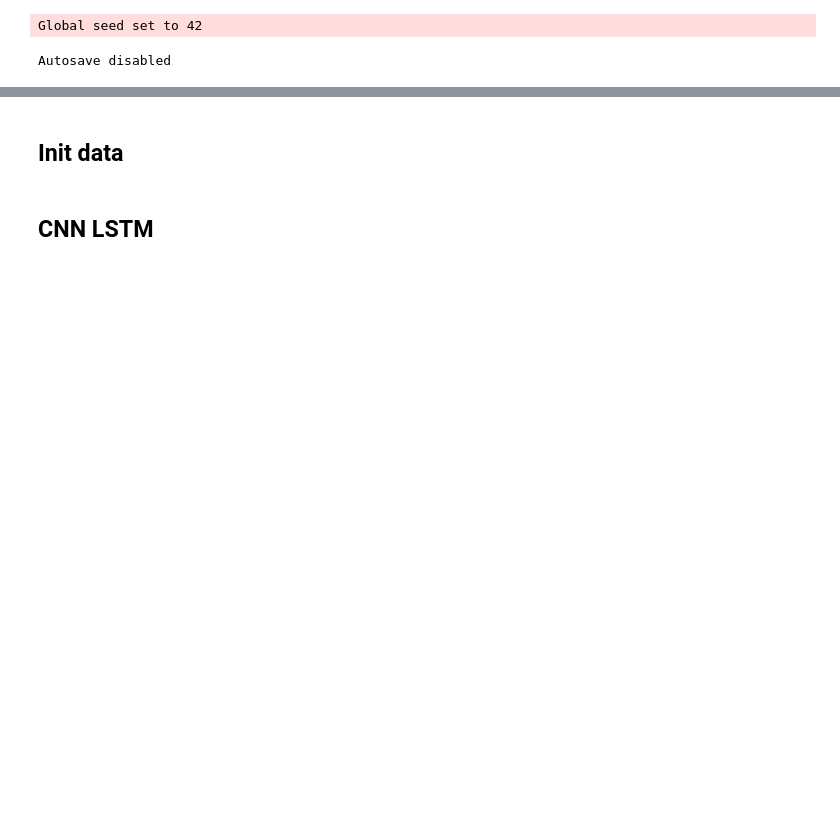
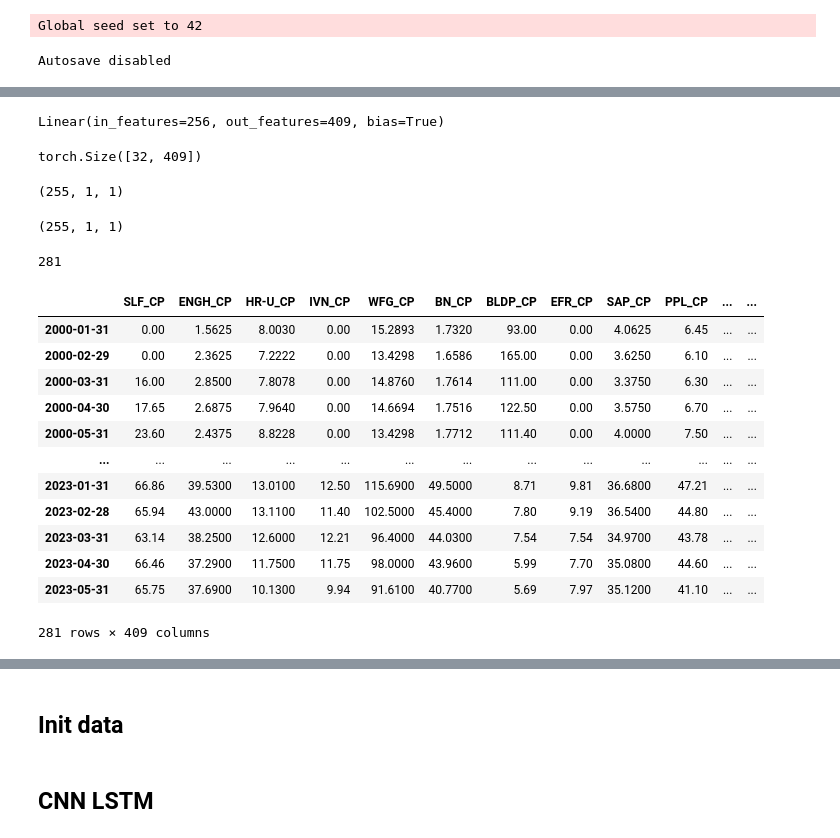
Before and after one commit to JPBergmann/Master-Thesis, a Jupyter notebook: cs_baseline_monthly_USCA.ipynb, the cells around one changed output, grey strips where cells are left out. Saved outputs shown, nothing was run; the diff lists cells and outputs as text; code cells hidden in the pictures; blank space fills up the shorter version.

```diff
--- a/cs_baseline_monthly_USCA.ipynb
+++ b/cs_baseline_monthly_USCA.ipynb
@@ -41,0 +85,36 @@ Autosave disabled
+# %%
+model.fc
+# %% [output]
+Linear(in_features=256, out_features=409, bias=True)
+# %%
+model(x_in).shape
+# %% [output]
+torch.Size([32, 409])
+# %%
+len(data.X_train_tensor), len(data.X_val_tensor), len(data.X_test_tensor)
+# %% [output]
+(255, 1, 1)
+# %%
+len(data.y_train_tensor), len(data.y_val_tensor), len(data.y_test_tensor)
+# %% [output]
+(255, 1, 1)
+# %%
+(257 + 24),
+# %% [output]
+281
+# %%
+fin_data.filter(regex="_CP$")
+# %% [output]
+|  | SLF_CP | ENGH_CP | HR-U_CP | IVN_CP | WFG_CP | BN_CP | BLDP_CP | EFR_CP | SAP_CP | PPL_CP | ... | ... |
+| 2000-01-31 | 0.00 | 1.5625 | 8.0030 | 0.00 | 15.2893 | 1.7320 | 93.00 | 0.00 | 4.0625 | 6.45 | ... | ... |
+| 2000-02-29 | 0.00 | 2.3625 | 7.2222 | 0.00 | 13.4298 | 1.6586 | 165.00 | 0.00 | 3.6250 | 6.10 | ... | ... |
+| 2000-03-31 | 16.00 | 2.8500 | 7.8078 | 0.00 | 14.8760 | 1.7614 | 111.00 | 0.00 | 3.3750 | 6.30 | ... | ... |
+| 2000-04-30 | 17.65 | 2.6875 | 7.9640 | 0.00 | 14.6694 | 1.7516 | 122.50 | 0.00 | 3.5750 | 6.70 | ... | ... |
+| 2000-05-31 | 23.60 | 2.4375 | 8.8228 | 0.00 | 13.4298 | 1.7712 | 111.40 | 0.00 | 4.0000 | 7.50 | ... | ... |
+| ... | ... | ... | ... | ... | ... | ... | ... | ... | ... | ... | ... | ... |
+| 2023-01-31 | 66.86 | 39.5300 | 13.0100 | 12.50 | 115.6900 | 49.5000 | 8.71 | 9.81 | 36.6800 | 47.21 | ... | ... |
+| 2023-02-28 | 65.94 | 43.0000 | 13.1100 | 11.40 | 102.5000 | 45.4000 | 7.80 | 9.19 | 36.5400 | 44.80 | ... | ... |
+| 2023-03-31 | 63.14 | 38.2500 | 12.6000 | 12.21 | 96.4000 | 44.0300 | 7.54 | 7.54 | 34.9700 | 43.78 | ... | ... |
+| 2023-04-30 | 66.46 | 37.2900 | 11.7500 | 11.75 | 98.0000 | 43.9600 | 5.99 | 7.70 | 35.0800 | 44.60 | ... | ... |
+| 2023-05-31 | 65.75 | 37.6900 | 10.1300 | 9.94 | 91.6100 | 40.7700 | 5.69 | 7.97 | 35.1200 | 41.10 | ... | ... |
+281 rows × 409 columns
```
Also changed, not shown: parts of 7 cells of this notebook, 4 other files.
